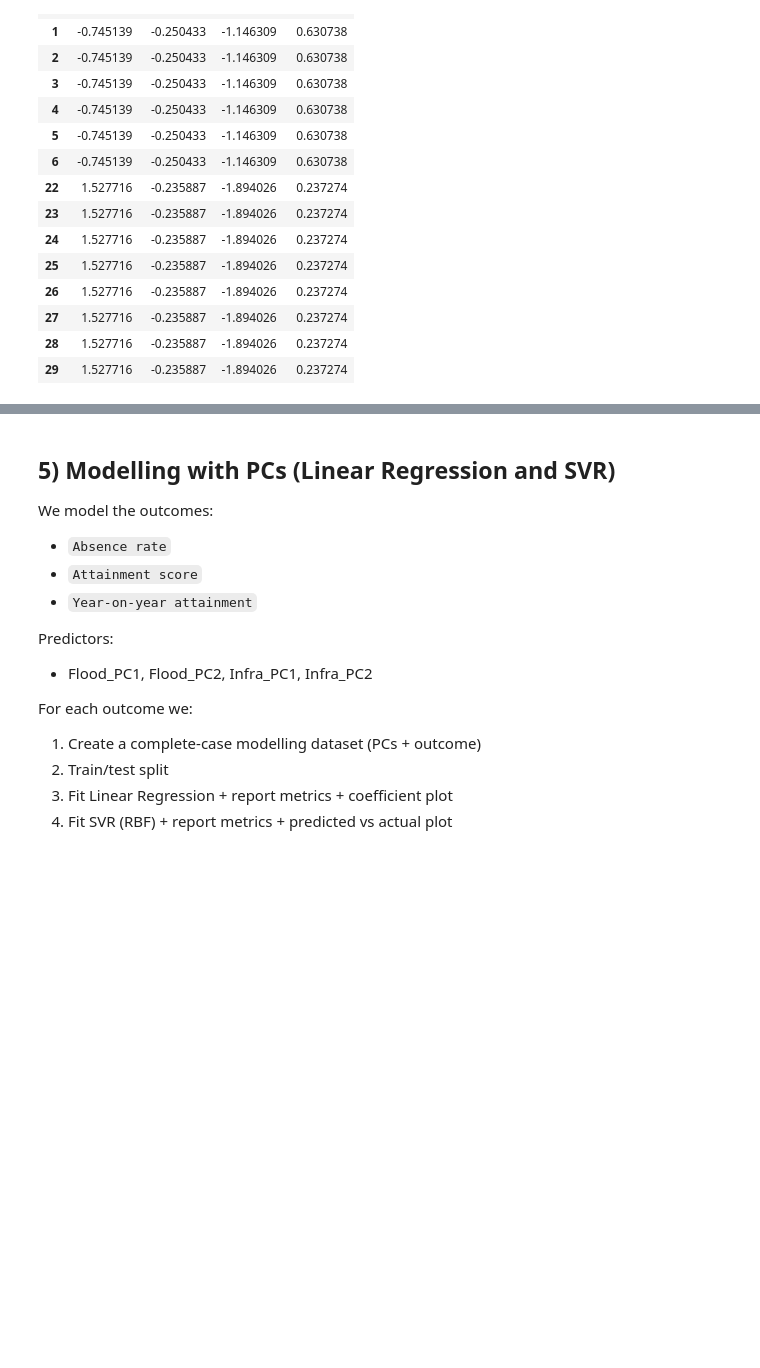
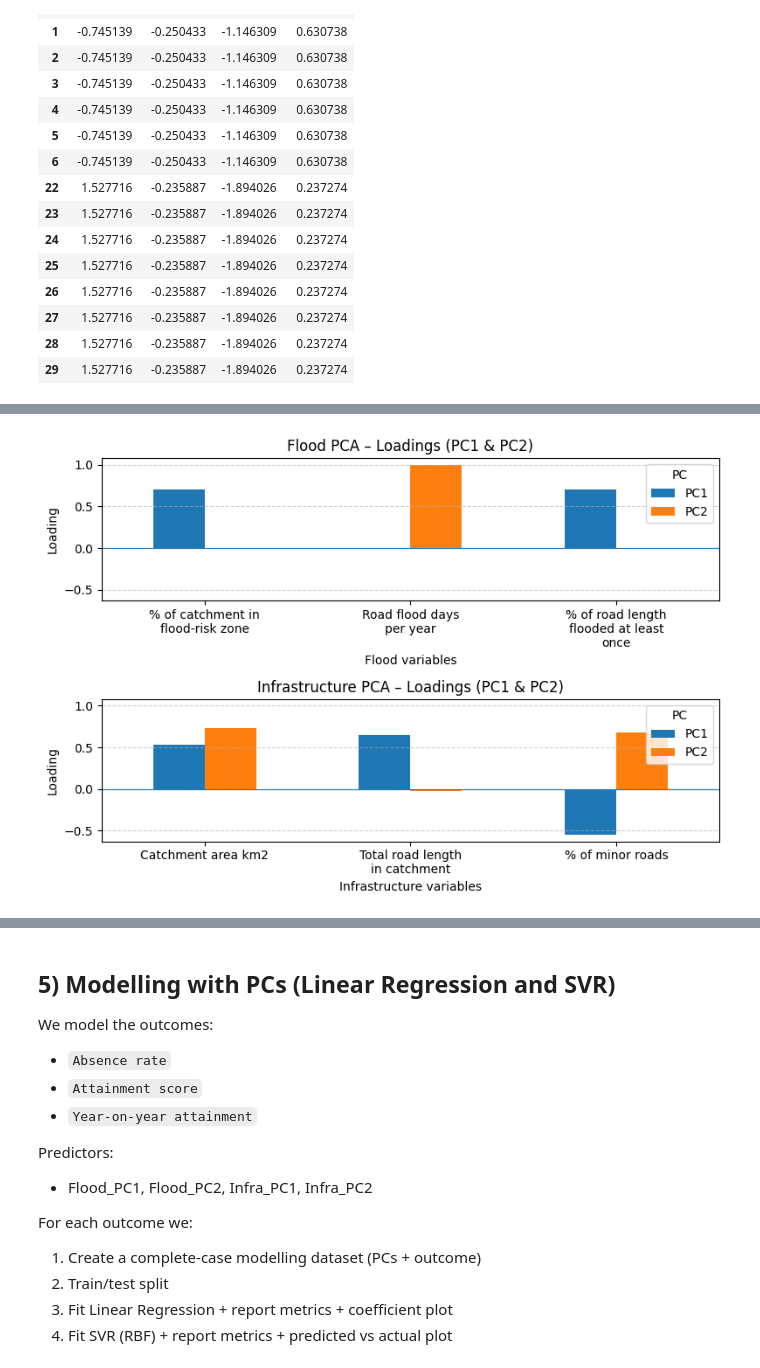
Before and after one commit to Bede-P/MDM3---JBA3, a Jupyter notebook: PCA_Flood_Infra_Regression_SVR.ipynb, the cells around one changed output, grey strips where cells are left out. Cells and saved outputs as stored; diff of their text form; code cells hidden in the pictures; blank space fills up the shorter version.

```diff
--- a/PCA_Flood_Infra_Regression_SVR.ipynb
+++ b/PCA_Flood_Infra_Regression_SVR.ipynb
@@ -383,0 +514,84 @@ Total road length in catchment  0.644045 -0.027921
+# %%
+# ==============================
+# PCA Loadings Plots (PC1 & PC2) – Combined Figure
+# ==============================
+
+import matplotlib.pyplot as plt
+import pandas as pd
+import textwrap
+
+# Helper function to wrap x-axis labels
+def wrap_labels(labels, width=18):
+    return ['\n'.join(textwrap.wrap(label, width)) for label in labels]
+
+# Create loadings DataFrames
+flood_loadings_2pc = pd.DataFrame(
+    flood_pca.components_.T,
+    index=flood_features,
+    columns=["PC1", "PC2"]
+)
+
+infra_loadings_2pc = pd.DataFrame(
+    infra_pca.components_.T,
+    index=infra_features,
+    columns=["PC1", "PC2"]
+)
+
+print(flood_loadings_2pc)
+print(infra_loadings_2pc)
+
+# Create subplots
+fig, axes = plt.subplots(
+    nrows=2,
+    ncols=1,
+    figsize=(8, 5.5),
+    sharey=True
+)
+
+# ------------------------------
+# Flood PCA loadings
+# ------------------------------
+flood_loadings_2pc.plot(
+    kind="bar",
+    ax=axes[0]
+)
+
+axes[0].set_title("Flood PCA – Loadings (PC1 & PC2)")
+axes[0].set_xlabel("Flood variables")
+axes[0].set_ylabel("Loading")
+axes[0].axhline(0, linewidth=0.8)
+axes[0].grid(axis="y", linestyle="--", alpha=0.6)
+axes[0].legend(title="PC")
+
+axes[0].set_xticklabels(
+    wrap_labels(flood_loadings_2pc.index),
+    rotation=0,
+    ha="center"
+)
+
+# ------------------------------
+# Infrastructure PCA loadings
+# ------------------------------
+infra_loadings_2pc.plot(
+    kind="bar",
+    ax=axes[1]
+)
+
+axes[1].set_title("Infrastructure PCA – Loadings (PC1 & PC2)")
+axes[1].set_xlabel("Infrastructure variables")
+axes[1].set_ylabel("Loading")
+axes[1].axhline(0, linewidth=0.8)
+axes[1].grid(axis="y", linestyle="--", alpha=0.6)
+axes[1].legend(title="PC")
+
+axes[1].set_xticklabels(
+    wrap_labels(infra_loadings_2pc.index),
+    rotation=0,
+    ha="center"
+)
+
+# Layout + save
+plt.tight_layout()
+plt.savefig("pca_loadings_flood_infrastructure.png", dpi=300)
+plt.show()
+# %% [output]
@@ -383,0 +606 @@ Total road length in catchment  0.644045 -0.027921
+[figure, added]
```
Also changed, not shown: parts of 9 cells of this notebook, 1 other file.
